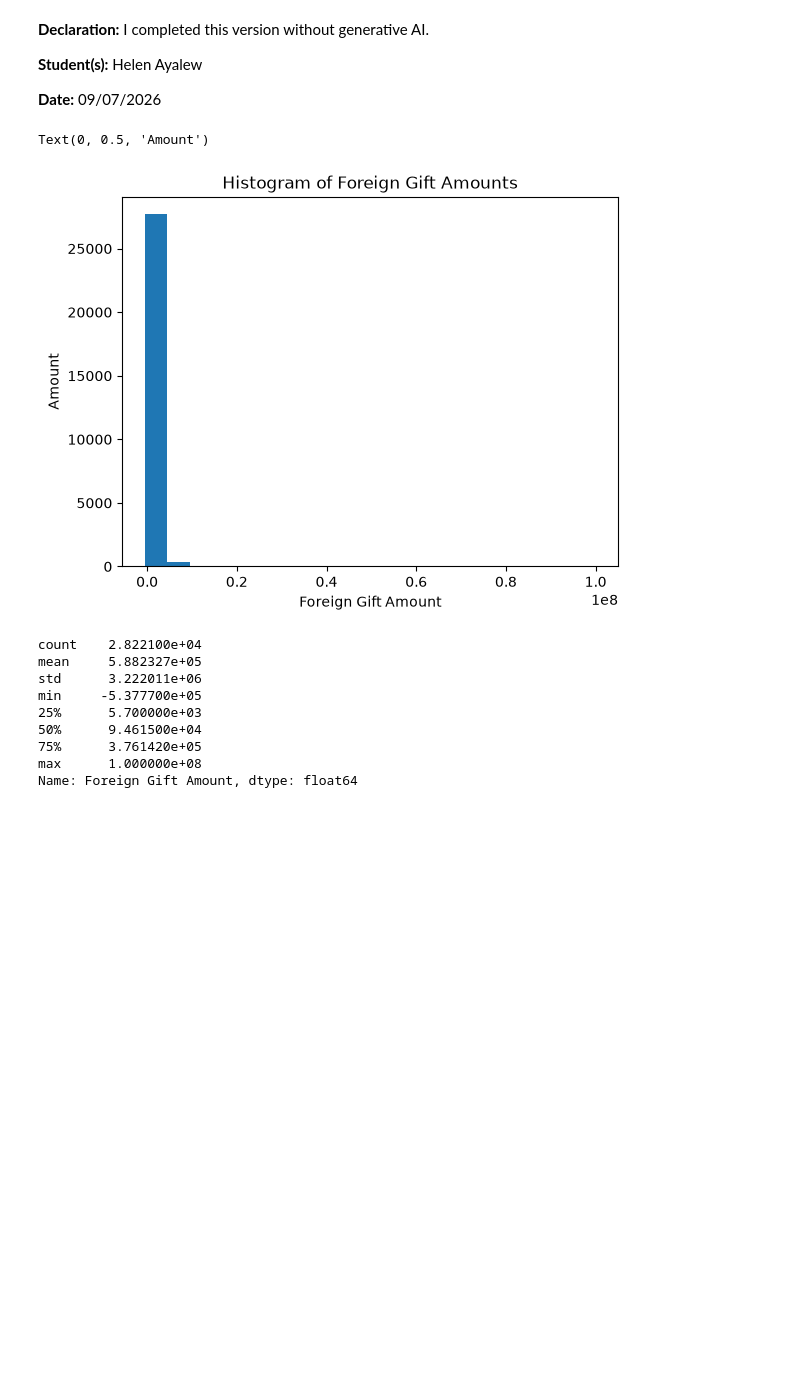
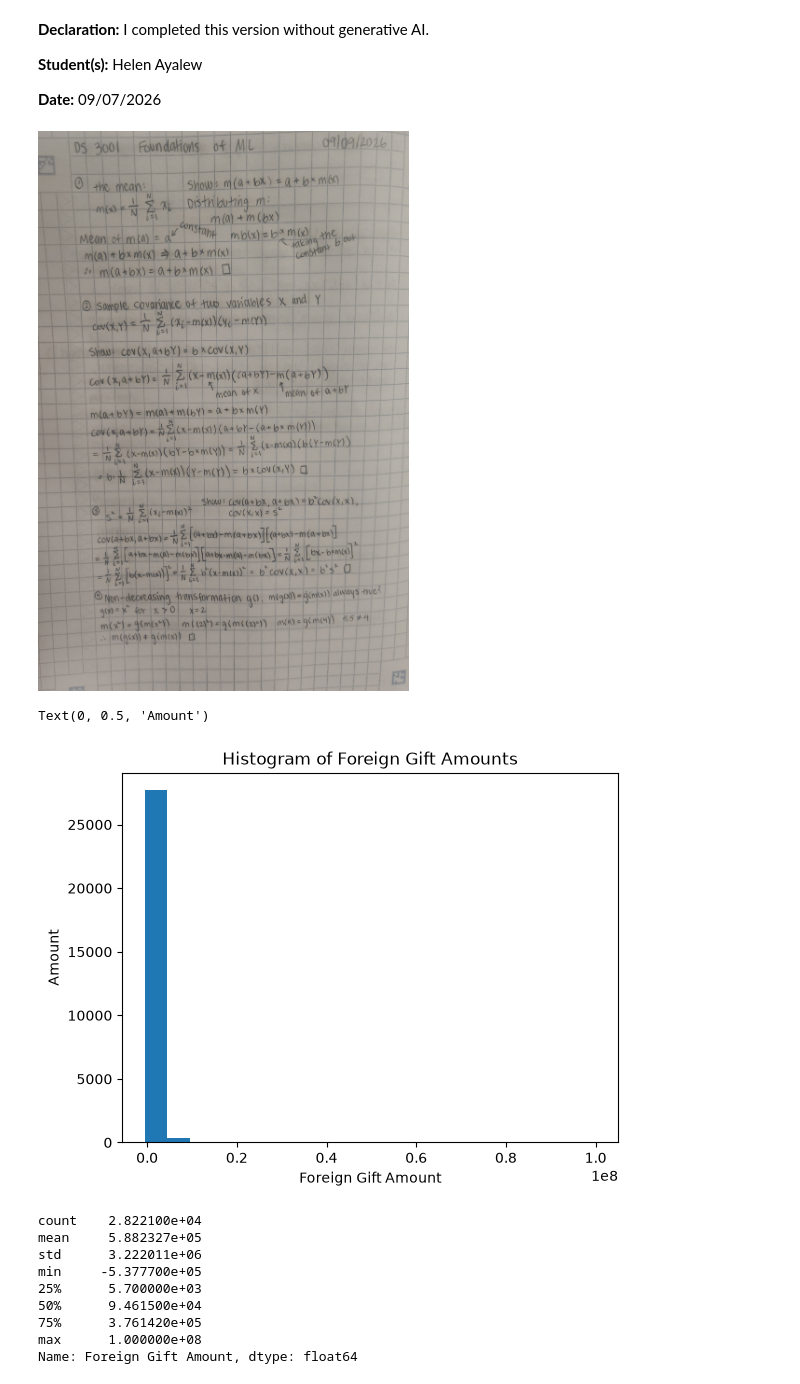
Before and after one commit to hwayalew/A02-eda-and-visualization, a Jupyter notebook: notebook.ipynb, the cells around one changed output. Cells and saved outputs as stored; diff of their text form; code cells hidden in the pictures; blank space fills up the shorter version.

Commit message:
Question 1 Equation Proofs all four parts

```diff
--- a/notebook.ipynb
+++ b/notebook.ipynb
@@ -44,28 +44,33 @@ notebook before beginning Phase 2.
 # %%
 # Your Phase 1 solution to the problem goes here.
 
 # All of my imports needed
 import numpy as np
 import matplotlib.pyplot as plt
 import pandas as pd
 import seaborn as sns
+from IPython.display import Image
+
+# Question 1 Equation Proofs are all in the image called Question 1 Equation Proofs.jpg
+display(Image(filename='Question 1 Equation Proofs.jpg'))
 
 # Saving the csv data to a pandas dataframe
 df = pd.read_csv('data/ForeignGifts_edu.csv')
 df.head()
 
 # Copy of cleaned ForeignGifts from originial data set
 df.to_csv('data/cleaned_ForeignGifts_edu.csv', index=False)
 
 # Histogram of the number of gifts received by each country
 df["Foreign Gift Amount"].hist(bins=20, grid=False)
 
 plt.title("Histogram of Foreign Gift Amounts")
 plt.xlabel("Foreign Gift Amount")
 plt.ylabel("Amount")
 # %% [output]
+[figure, new version]
 Text(0, 0.5, 'Amount')
-[figure, old version]
+[figure, added]
 # %%
 # Describing the Foreign Gift Amount variable
 df["Foreign Gift Amount"].describe()
```
Also changed, not shown: parts of 2 cells of this notebook, 1 other file.
